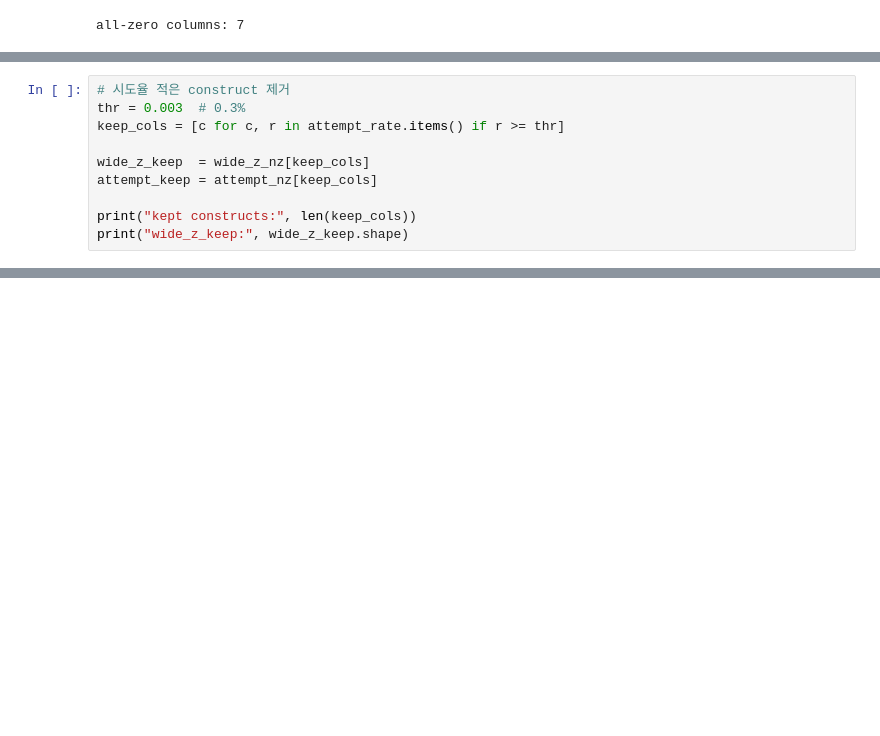
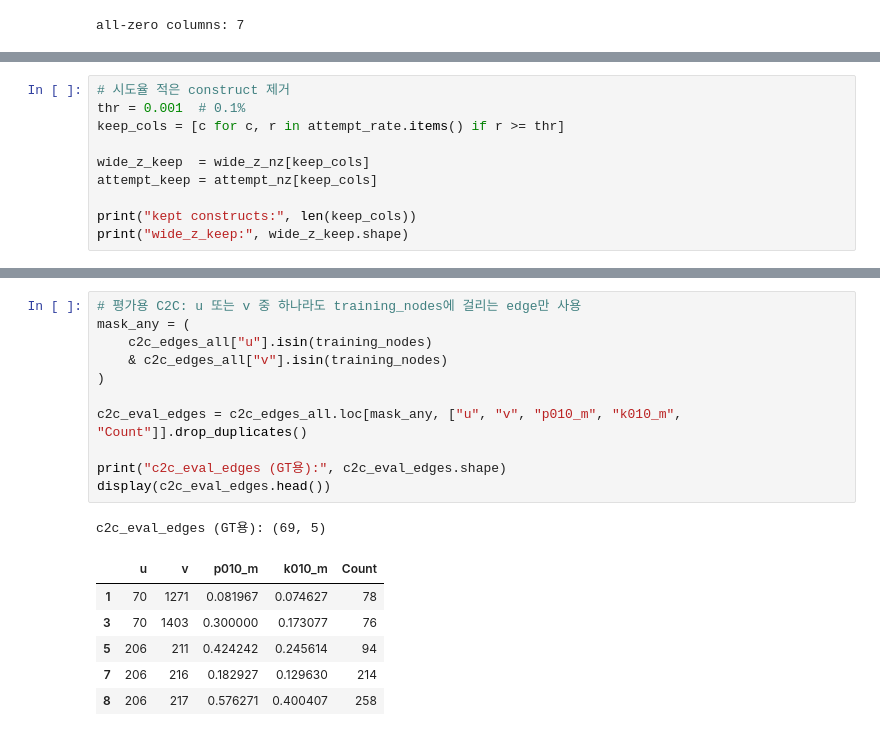
Before and after one commit to jhkimon/awesome-causal-inference-python, a Jupyter notebook: book/scm/causal_discovery.ipynb, the cells around one changed output, grey strips where cells are left out. Drawn from its saved outputs; the diff is of its cells as text; blank space fills up the shorter version.

```diff
--- a/book/scm/causal_discovery.ipynb
+++ b/book/scm/causal_discovery.ipynb
@@ -177,6 +175,6 @@ all-zero columns: 7
 # %%
 # 시도율 적은 construct 제거
-thr = 0.003  # 0.3%
+thr = 0.001  # 0.1%
 keep_cols = [c for c, r in attempt_rate.items() if r >= thr]
 
 wide_z_keep  = wide_z_nz[keep_cols]
@@ -263,0 +246,19 @@ Expert nodes (all): 3279
+# %%
+# 평가용 C2C: u 또는 v 중 하나라도 training_nodes에 걸리는 edge만 사용
+mask_any = (
+    c2c_edges_all["u"].isin(training_nodes)
+    & c2c_edges_all["v"].isin(training_nodes)
+)
+
+c2c_eval_edges = c2c_edges_all.loc[mask_any, ["u", "v", "p010_m", "k010_m", "Count"]].drop_duplicates()
+
+print("c2c_eval_edges (GT용):", c2c_eval_edges.shape)
+display(c2c_eval_edges.head())
+# %% [output]
+c2c_eval_edges (GT용): (69, 5)
+|  | u | v | p010_m | k010_m | Count |
+| 1 | 70 | 1271 | 0.081967 | 0.074627 | 78 |
+| 3 | 70 | 1403 | 0.300000 | 0.173077 | 76 |
+| 5 | 206 | 211 | 0.424242 | 0.245614 | 94 |
+| 7 | 206 | 216 | 0.182927 | 0.129630 | 214 |
+| 8 | 206 | 217 | 0.576271 | 0.400407 | 258 |
```
Also changed, not shown: parts of 15 cells of this notebook.
